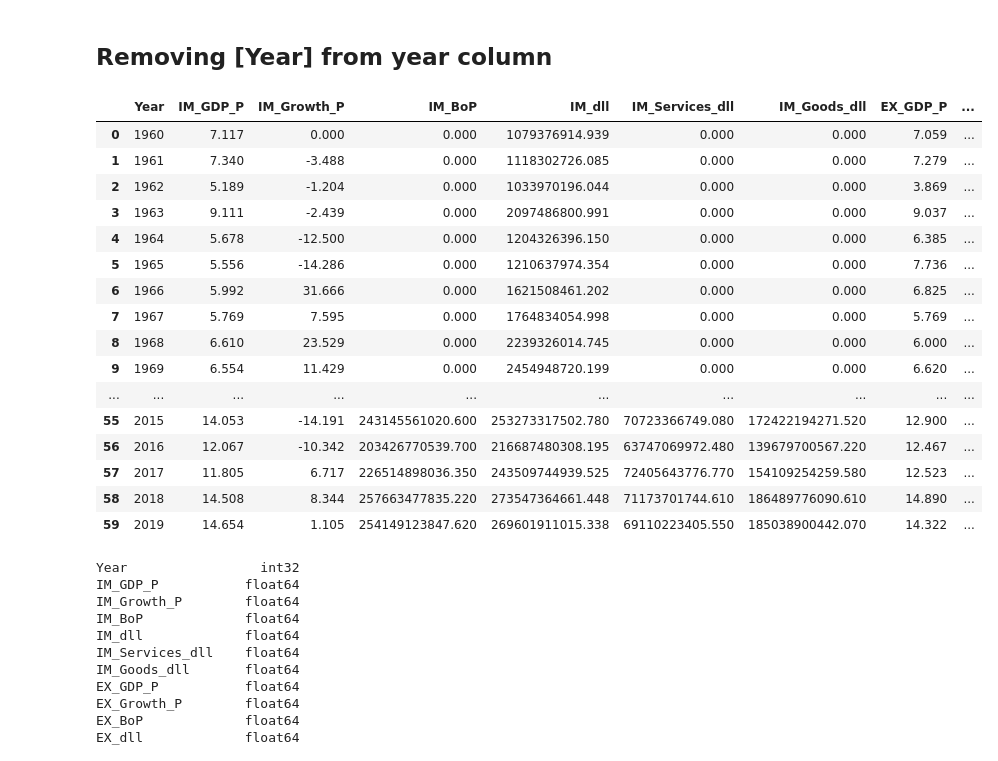
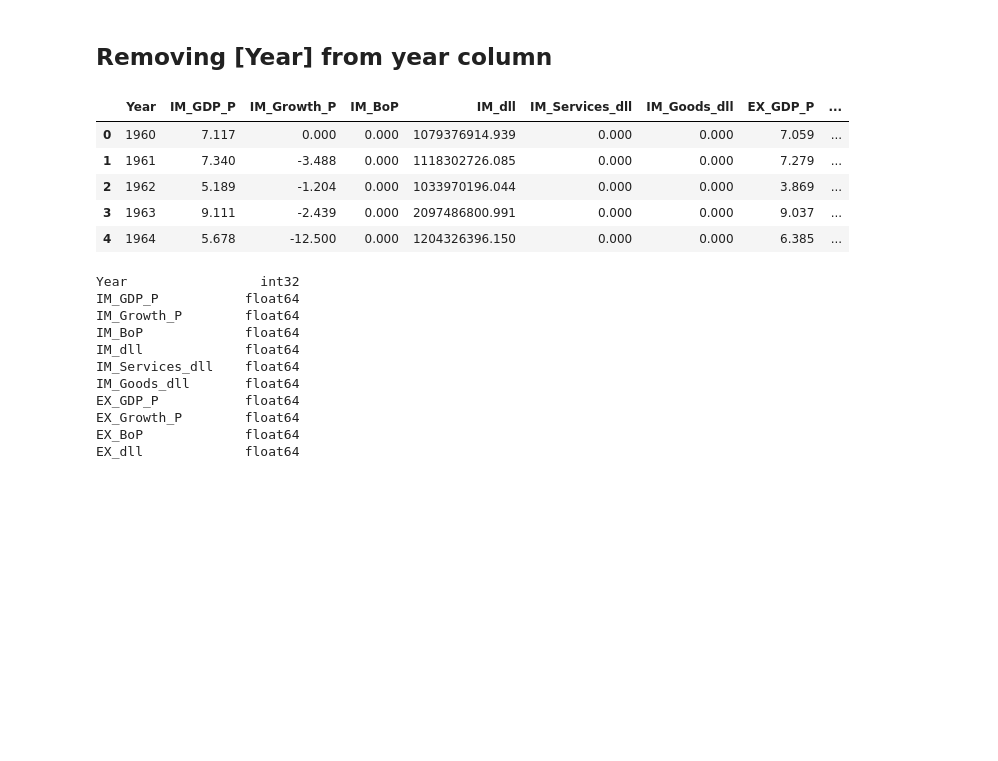
Before and after one commit to AndyRadCat/Country_Trade_EcoGrowth, a Jupyter notebook: Country_Openness_Cleaning.ipynb, the cells around one changed output. Saved outputs shown, nothing was run; the diff lists cells and outputs as text; code cells hidden in the pictures; blank space fills up the shorter version.

```diff
--- a/Country_Openness_Cleaning.ipynb
+++ b/Country_Openness_Cleaning.ipynb
@@ -523,25 +489,14 @@ for year in countries_columns:
 for a in countries_columns:
     country[a]['Year']= country[a]['Year'].apply(lambda x: re.sub(r"\[.*\]", "", x))
 # %%
-country['Brazil']
+country['Brazil'].head()
 # %% [output]
 |  | Year | IM_GDP_P | IM_Growth_P | IM_BoP | IM_dll | IM_Services_dll | IM_Goods_dll | EX_GDP_P | ... |
 | 0 | 1960 | 7.117 | 0.000 | 0.000 | 1079376914.939 | 0.000 | 0.000 | 7.059 | ... |
 | 1 | 1961 | 7.340 | -3.488 | 0.000 | 1118302726.085 | 0.000 | 0.000 | 7.279 | ... |
 | 2 | 1962 | 5.189 | -1.204 | 0.000 | 1033970196.044 | 0.000 | 0.000 | 3.869 | ... |
 | 3 | 1963 | 9.111 | -2.439 | 0.000 | 2097486800.991 | 0.000 | 0.000 | 9.037 | ... |
 | 4 | 1964 | 5.678 | -12.500 | 0.000 | 1204326396.150 | 0.000 | 0.000 | 6.385 | ... |
-| 5 | 1965 | 5.556 | -14.286 | 0.000 | 1210637974.354 | 0.000 | 0.000 | 7.736 | ... |
-| 6 | 1966 | 5.992 | 31.666 | 0.000 | 1621508461.202 | 0.000 | 0.000 | 6.825 | ... |
-| 7 | 1967 | 5.769 | 7.595 | 0.000 | 1764834054.998 | 0.000 | 0.000 | 5.769 | ... |
-| 8 | 1968 | 6.610 | 23.529 | 0.000 | 2239326014.745 | 0.000 | 0.000 | 6.000 | ... |
-| 9 | 1969 | 6.554 | 11.429 | 0.000 | 2454948720.199 | 0.000 | 0.000 | 6.620 | ... |
-| ... | ... | ... | ... | ... | ... | ... | ... | ... | ... |
-| 55 | 2015 | 14.053 | -14.191 | 243145561020.600 | 253273317502.780 | 70723366749.080 | 172422194271.520 | 12.900 | ... |
-| 56 | 2016 | 12.067 | -10.342 | 203426770539.700 | 216687480308.195 | 63747069972.480 | 139679700567.220 | 12.467 | ... |
-| 57 | 2017 | 11.805 | 6.717 | 226514898036.350 | 243509744939.525 | 72405643776.770 | 154109254259.580 | 12.523 | ... |
-| 58 | 2018 | 14.508 | 8.344 | 257663477835.220 | 273547364661.448 | 71173701744.610 | 186489776090.610 | 14.890 | ... |
-| 59 | 2019 | 14.654 | 1.105 | 254149123847.620 | 269601911015.338 | 69110223405.550 | 185038900442.070 | 14.322 | ... |
 # %%
 # Converting 'Year' object into an integer
 for number in countries_columns:
```
Also changed, not shown: parts of 14 cells of this notebook, 5 other files.
